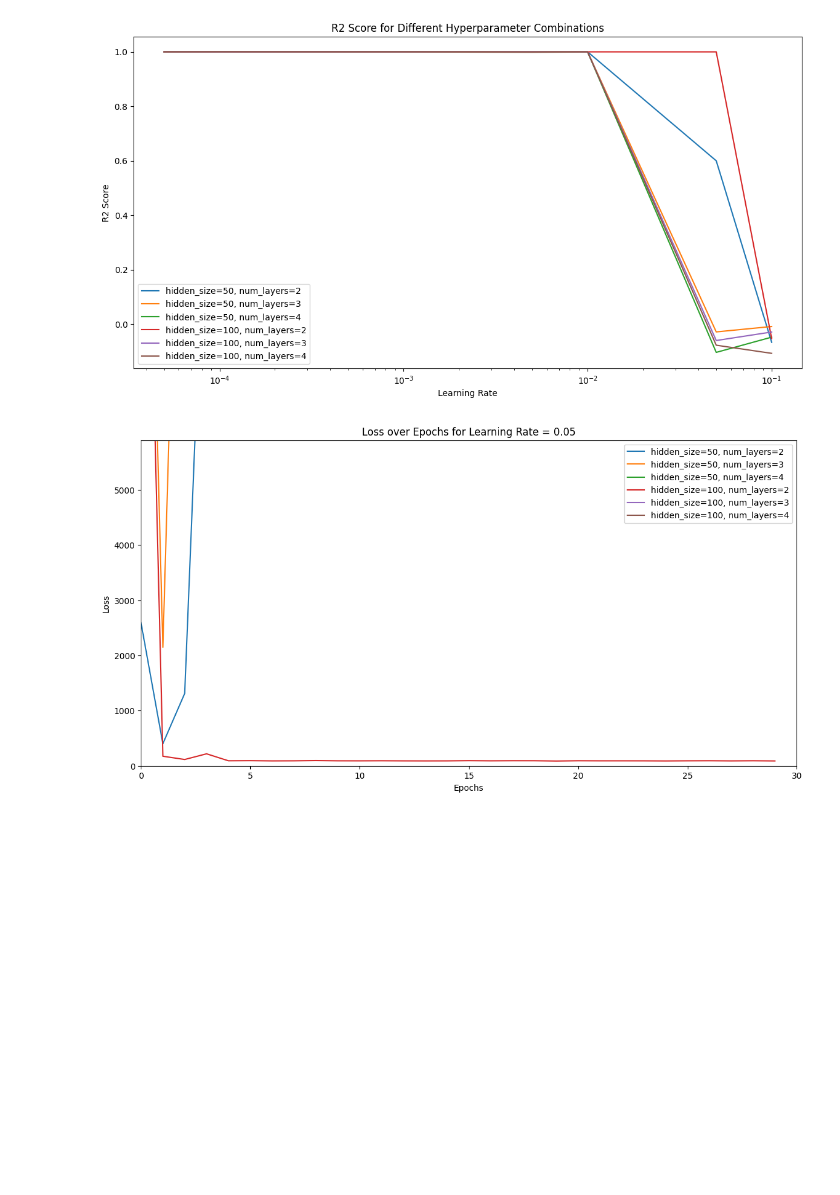
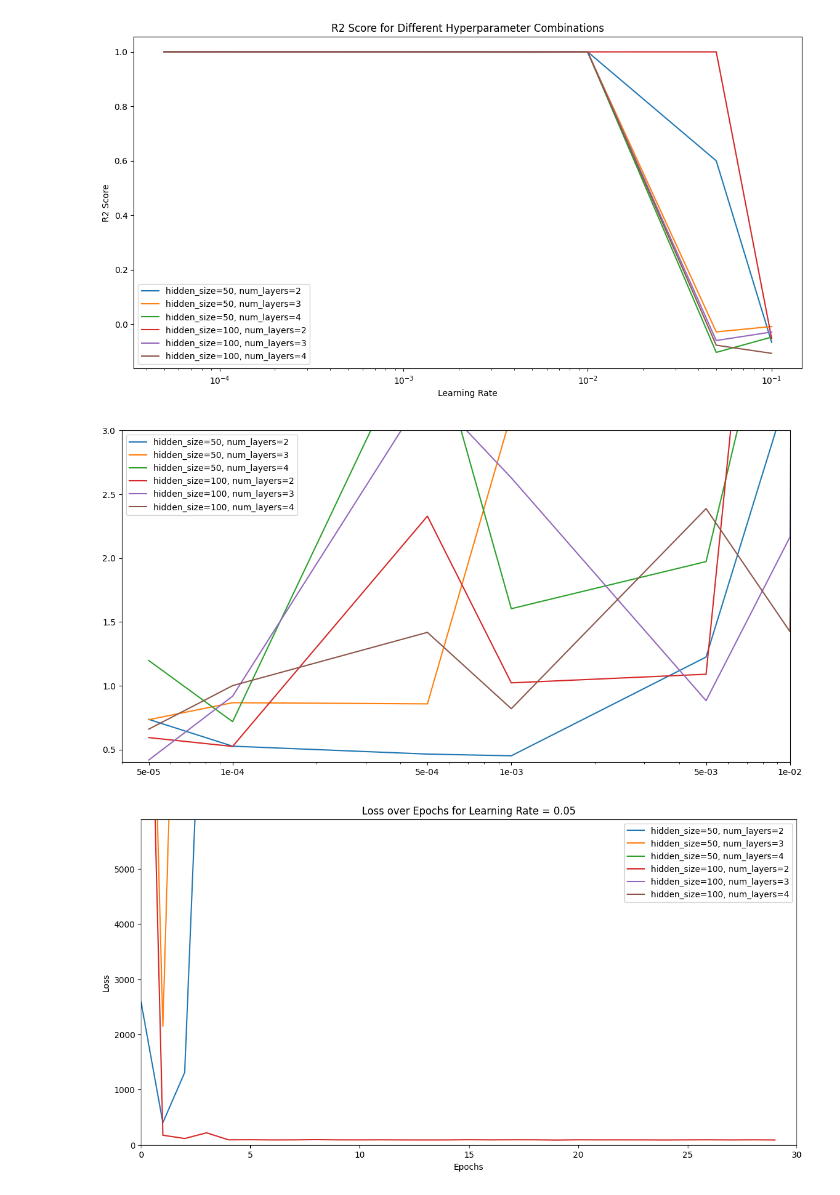
Before and after one commit to sinaebrahimi/Location_Prediction_-ANN-7088CEM-Project-, a Jupyter notebook: 2-Tuning_ANN_Location_Prediction.ipynb, the cells around one changed output. Cells and saved outputs as stored; diff of their text form; code cells hidden in the pictures; blank space fills up the shorter version.

```diff
--- a/2-Tuning_ANN_Location_Prediction.ipynb
+++ b/2-Tuning_ANN_Location_Prediction.ipynb
@@ -391,4 +391,34 @@ plt.show()
 [figure]
 [figure]
 [figure]
+# %%
+#@title Step 9b: Plot zoomed graphs for RMSE and R2 Score for MLP and Conv1D
+import matplotlib.pyplot as plt
+import pandas as pd
+import matplotlib.ticker as ticker
+
+# Load your results data
+save_path = 'experiment_results_MLP.csv'  # Adjust this path as needed
+results_df = pd.read_csv(save_path)
+
+# Plot RMSE for different hyperparameters
+plt.figure(figsize=(14, 7))
+for key, grp in results_df.groupby(['hidden_size', 'num_layers']):
+    plt.plot(grp['learning_rate'], grp['rmse'], label=f"hidden_size={key[0]}, num_layers={key[1]}")
+
+# Set specific x-ticks for the log scale
+ticks = [0.00005, 0.0001, 0.0005, 0.001, 0.005, 0.01, 0.05]
+plt.xscale('log')
+plt.xticks(ticks)
+
+# Customize the x-tick formatting
+plt.gca().xaxis.set_major_formatter(ticker.FuncFormatter(lambda x, _: f'{x:.0e}'))
+
+# Set x and y limits
+plt.xlim(0.00004, 0.01)
+plt.ylim(0.4, 3) # plt.ylim(0.999, 1) for R2 Score
+# plt.legend()
+plt.show()
+# %% [output]
+[figure, added]
 # %%
```
Also changed, not shown: parts of 3 cells of this notebook, 24 other files.
